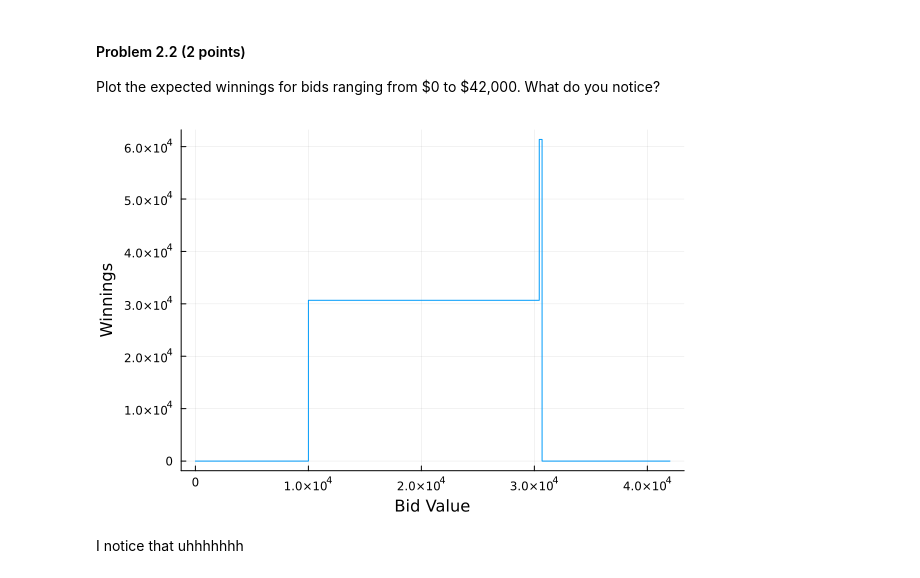
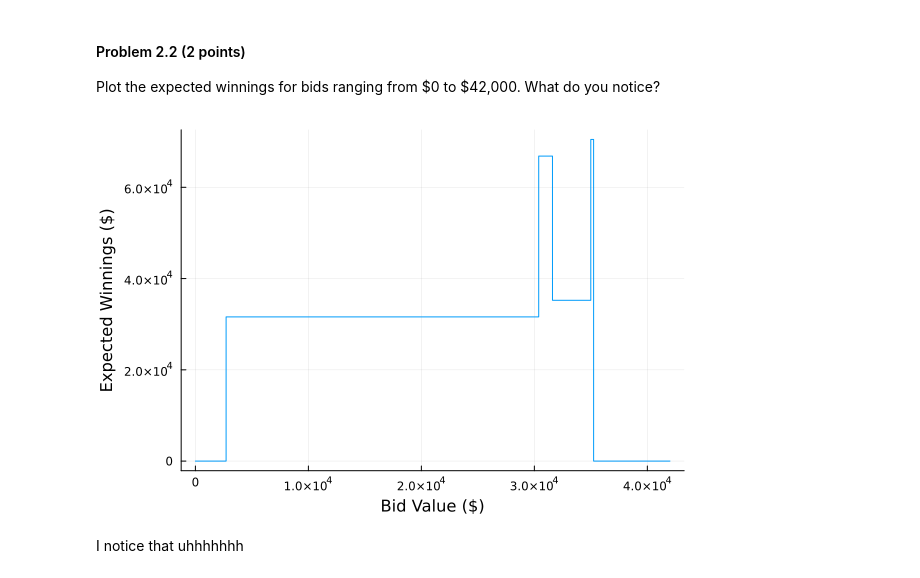
Before and after one commit to BEE4750-FA23/lab-02-anthonynic28, a Jupyter notebook: lab02.ipynb, the cells around one changed output. Saved outputs shown, nothing was run; the diff lists cells and outputs as text; code cells hidden in the pictures.

Commit message:
Changed problem 2 to have two showcases

```diff
--- a/lab02.ipynb
+++ b/lab02.ipynb
@@ -252,21 +252,27 @@ following assumptions about your expected winnings if you don’t overbid:
 How did you decide how many samples to use within the function?
 # %%
 function showcase(bid_value)
-    Random.seed!(1) # set random seed to have consistent output
+    Random.seed!(0) # set random seed to have consistent output
     showcase_dist = truncated(Normal(31000, 4500), lower=5000, upper=42000) #contruct distribution curve
-    showcase_value = rand(showcase_dist)
+    opponent_bid_dist = Uniform(0, 1) # can generate any number between 0 and 1
+
     prob_of_win = 0
     expected_winnings = 0
-    if ~(bid_value > showcase_value) # if overbid --> automatically lose (probability = 0)
-        prob_of_outbidding = bid_value/showcase_value
-        if (showcase_value-bid_value <= 250)
-            showcase_value = showcase_value*2
-        end
-        opps_bid_dist = Uniform(0, 1) # can generate any number between 0 and 1
-        Random.seed!(1234) # set random seed to have consistent output
-        opps_bid_prob = rand(opps_bid_dist) # simulate bid
-        if opps_bid_prob <= prob_of_outbidding # if I outbid my opponent --> I get the showcase prize
-            expected_winnings = showcase_value
+
+    showcase_value = rand(showcase_dist, 2)
+    opponent_bid_prob = rand(opponent_bid_dist, 2) # simulate opponent's bid
+
+    for showcase_num = 1:2
+        if ~(bid_value > showcase_value[showcase_num]) # if overbid --> automatically lose (probability = 0)
+            prob_of_outbidding = bid_value / showcase_value[showcase_num]
+            if opponent_bid_prob[showcase_num] < prob_of_outbidding # if I outbid my opponent --> I get the showcase prize
+                if (showcase_value[showcase_num] - bid_value <= 250) && (showcase_num == 1)
+                    showcase_value[showcase_num] = showcase_value[showcase_num] *2
+                    expected_winnings = showcase_value[showcase_num]
+                    return expected_winnings
+                end
+                expected_winnings = showcase_value[showcase_num] + expected_winnings
+            end
         end
     end
     return expected_winnings
@@ -283,16 +289,13 @@ do you notice?
 # %%
 winnings = zeros(42001)
 for bid = 0:42000
     winnings[bid+1] = showcase(bid)
 end
 plot(winnings, legend=:false)
-ylabel!("Winnings")
-xlabel!("Bid Value")
-#ylims!(0, 1)
-#yticks!(0:0.1:1)
-#xlims!(0, 42000)
+ylabel!("Expected Winnings (\$)")
+xlabel!("Bid Value (\$)")
 # %% [output]
-[figure, old version]
+[figure, new version]
 # %% [markdown]
 I notice that uhhhhhhh
 # %% [markdown]
```
